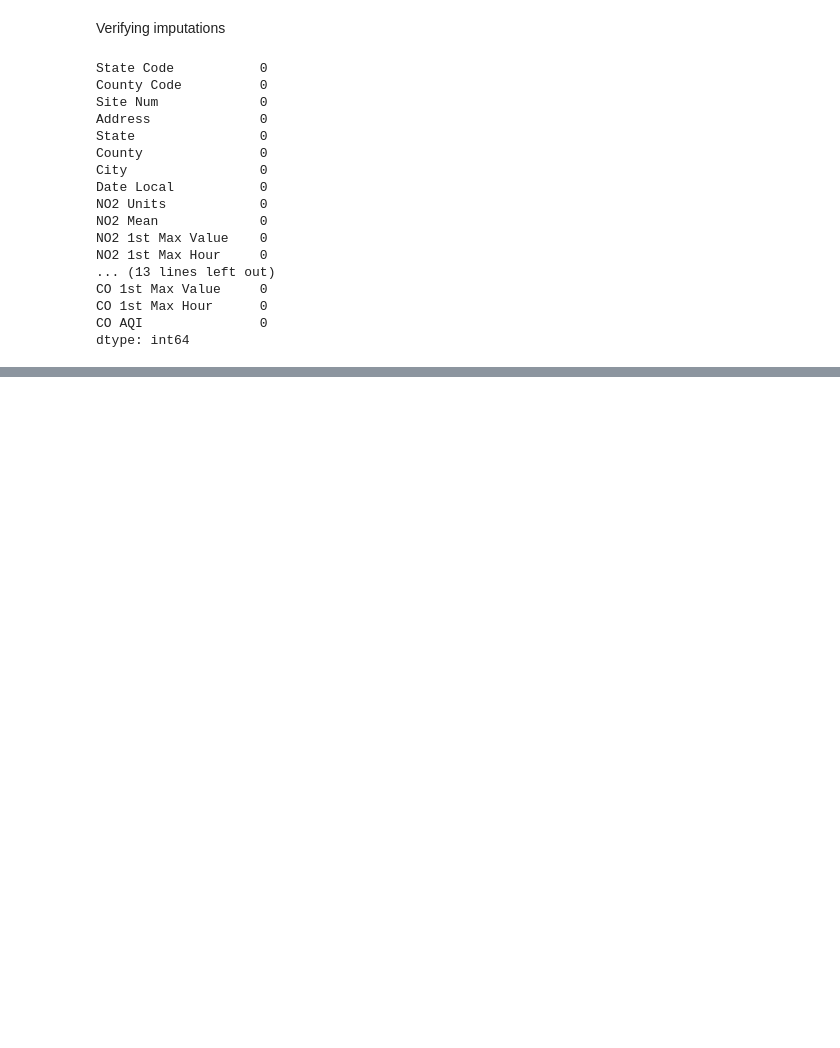
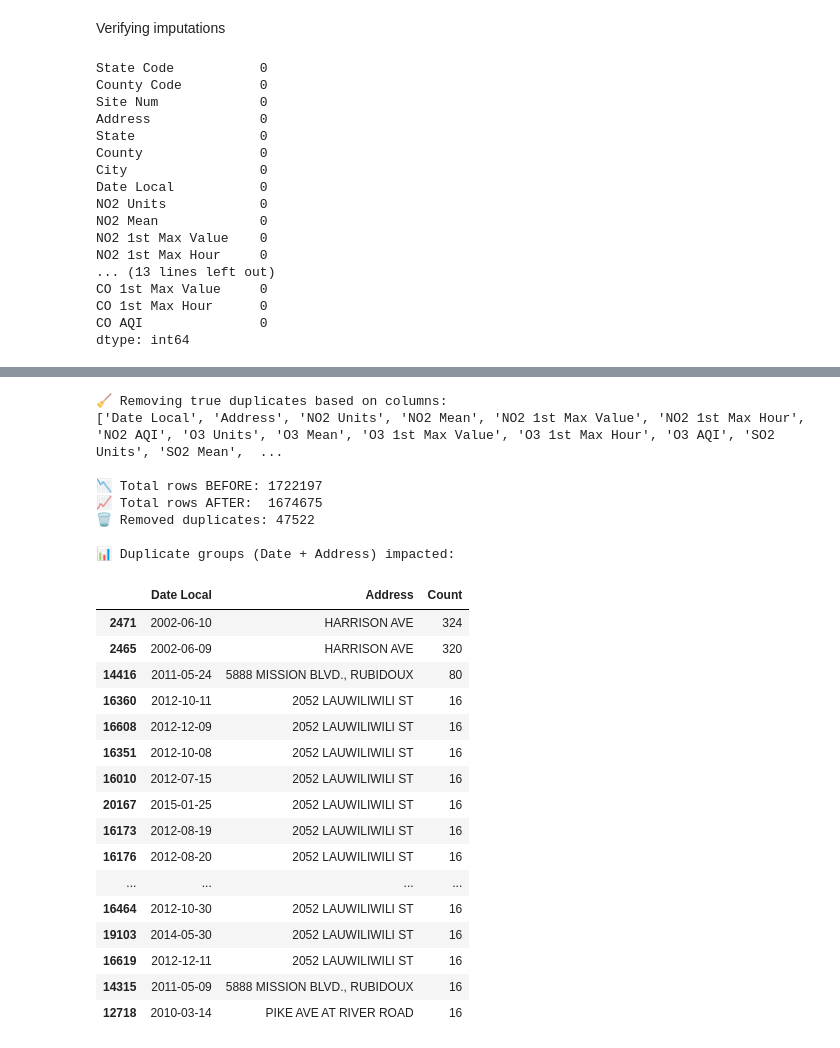
Before and after one commit to YShutko/US_pollution-_analysis, a Jupyter notebook: notebooks/etl_eda.ipynb, the cells around one changed output, grey strips where cells are left out. Drawn from its saved outputs; the diff is of its cells as text; code cells hidden in the pictures; blank space fills up the shorter version.

```diff
--- a/notebooks/etl_eda.ipynb
+++ b/notebooks/etl_eda.ipynb
@@ -418,0 +620,28 @@ And recalculating values for AQIs. Expand intervals (industry workaround) and tu
+# %%
+clean_df = remove_full_pollutant_duplicates(df)
+# %% [output]
+🧹 Removing true duplicates based on columns:
+['Date Local', 'Address', 'NO2 Units', 'NO2 Mean', 'NO2 1st Max Value', 'NO2 1st Max Hour', 'NO2 AQI', 'O3 Units', 'O3 Mean', 'O3 1st Max Value', 'O3 1st Max Hour', 'O3 AQI', 'SO2 Units', 'SO2 Mean',  ...
+
+📉 Total rows BEFORE: 1722197
+📈 Total rows AFTER:  1674675
+🗑️ Removed duplicates: 47522
+
+📊 Duplicate groups (Date + Address) impacted:
+|  | Date Local | Address | Count |
+| 2471 | 2002-06-10 | HARRISON AVE | 324 |
+| 2465 | 2002-06-09 | HARRISON AVE | 320 |
+| 14416 | 2011-05-24 | 5888 MISSION BLVD., RUBIDOUX | 80 |
+| 16360 | 2012-10-11 | 2052 LAUWILIWILI ST | 16 |
+| 16608 | 2012-12-09 | 2052 LAUWILIWILI ST | 16 |
+| 16351 | 2012-10-08 | 2052 LAUWILIWILI ST | 16 |
+| 16010 | 2012-07-15 | 2052 LAUWILIWILI ST | 16 |
+| 20167 | 2015-01-25 | 2052 LAUWILIWILI ST | 16 |
+| 16173 | 2012-08-19 | 2052 LAUWILIWILI ST | 16 |
+| 16176 | 2012-08-20 | 2052 LAUWILIWILI ST | 16 |
+| ... | ... | ... | ... |
+| 16464 | 2012-10-30 | 2052 LAUWILIWILI ST | 16 |
+| 19103 | 2014-05-30 | 2052 LAUWILIWILI ST | 16 |
+| 16619 | 2012-12-11 | 2052 LAUWILIWILI ST | 16 |
+| 14315 | 2011-05-09 | 5888 MISSION BLVD., RUBIDOUX | 16 |
+| 12718 | 2010-03-14 | PIKE AVE AT RIVER ROAD | 16 |
```
Also changed, not shown: parts of 21 cells of this notebook.
